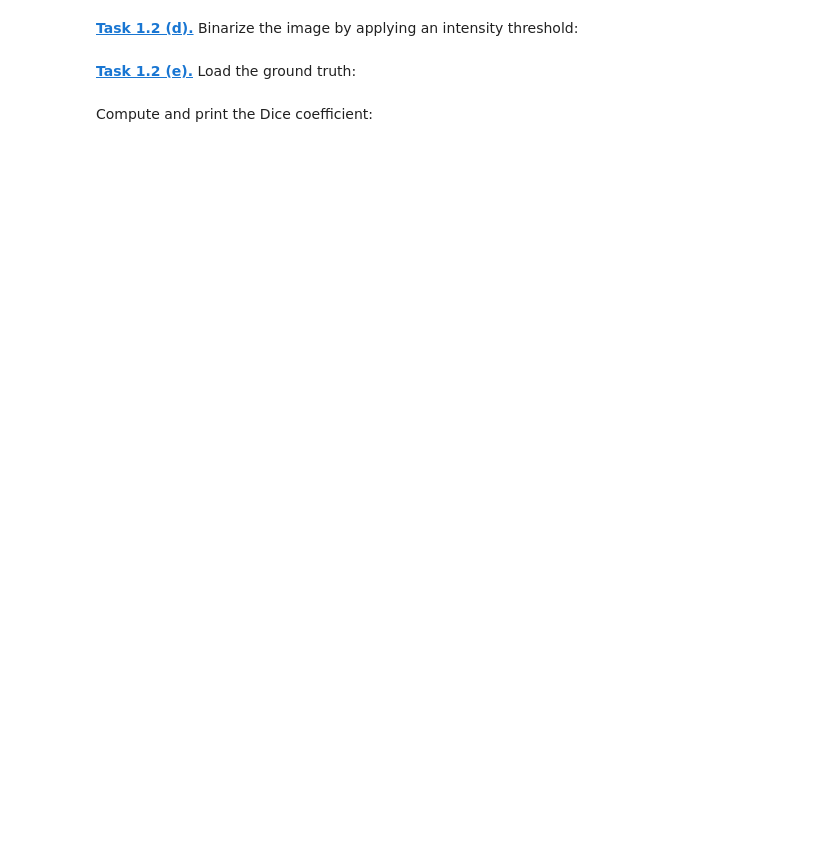
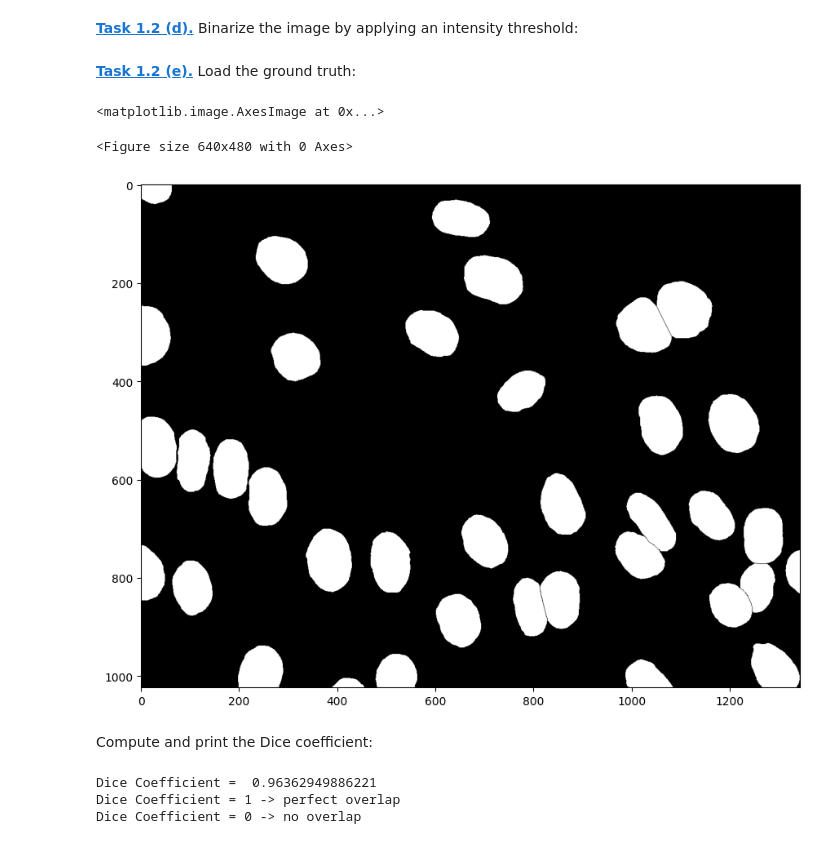
Before and after one commit to sarah-mnd/mobi-fs5-python, a Jupyter notebook: segm_threshold.ipynb, the cells around one changed output. Drawn from its saved outputs; the diff is of its cells as text; code cells hidden in the pictures; blank space fills up the shorter version.

```diff
--- a/segm_threshold.ipynb
+++ b/segm_threshold.ipynb
@@ -18,6 +19,38 @@ plt.imshow(X)
 # %% [markdown]
 **[Task 1.2 (d).]()** Binarize the image by applying an intensity threshold:
+# %%
+T = 0.1
+X >= T #True wenn Pixelwerte >= T, sonst False
+X_binarized = (X >= T).astype(int) # True wird 1, False wird 0 (int für integer)
 # %% [markdown]
 **[Task 1.2 (e).]()** Load the ground truth:
+# %%
+plt.clf()
+plt.figure(figsize=(15,8))
+plt.imshow(X_binarized, cmap='gray')
+plt.colorbar()
+plt.clf()
+ground_truth = plt.imread('data/NIH3T3/gt/0.png')
+plt.imshow(ground_truth, cmap='gray')
+# %% [output]
+<matplotlib.image.AxesImage at 0x...>
+<Figure size 640x480 with 0 Axes>
+[figure, added]
 # %% [markdown]
 Compute and print the Dice coefficient:
+# %%
+X_bin_bool = X_binarized.astype(bool)
+#print(X_bin_bool.dtype)
+ground_truth_bool = ground_truth.astype(bool)
+#print(X_bool.dtype)
+G = ground_truth_bool > 0
+H = X_bin_bool > 0
+G_and_H = G * H
+Dice = 2 * (G_and_H.sum()) / (G.sum()+ H.sum())
+print("Dice Coefficient = ", Dice)
+print("Dice Coefficient = 1 -> perfect overlap")
+print("Dice Coefficient = 0 -> no overlap")
+# %% [output]
+Dice Coefficient =  0.96362949886221
+Dice Coefficient = 1 -> perfect overlap
+Dice Coefficient = 0 -> no overlap
```
Also changed, not shown: parts of 1 cell of this notebook.
